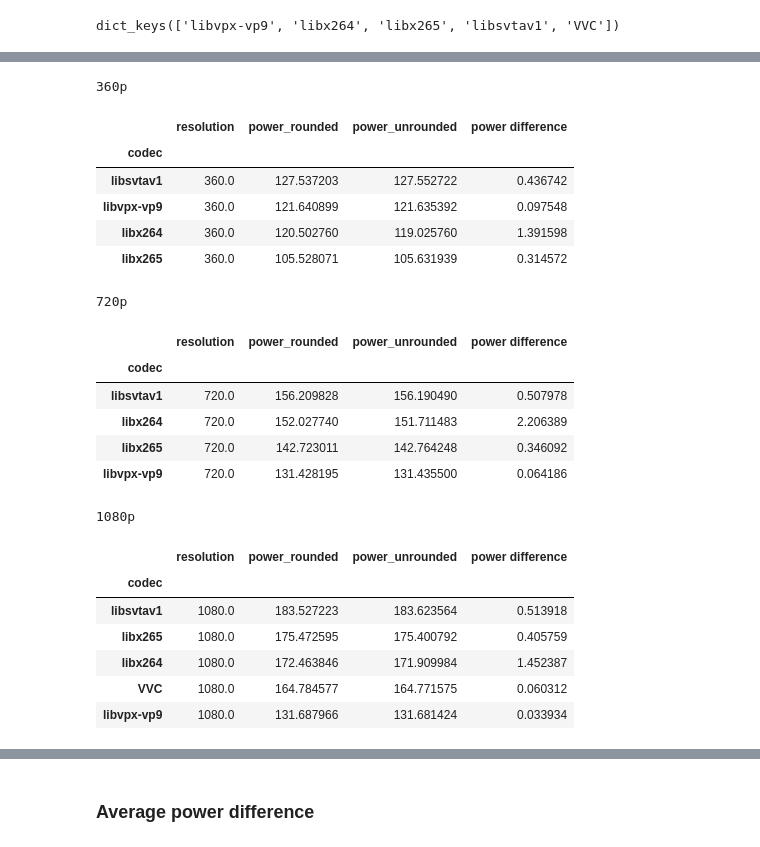
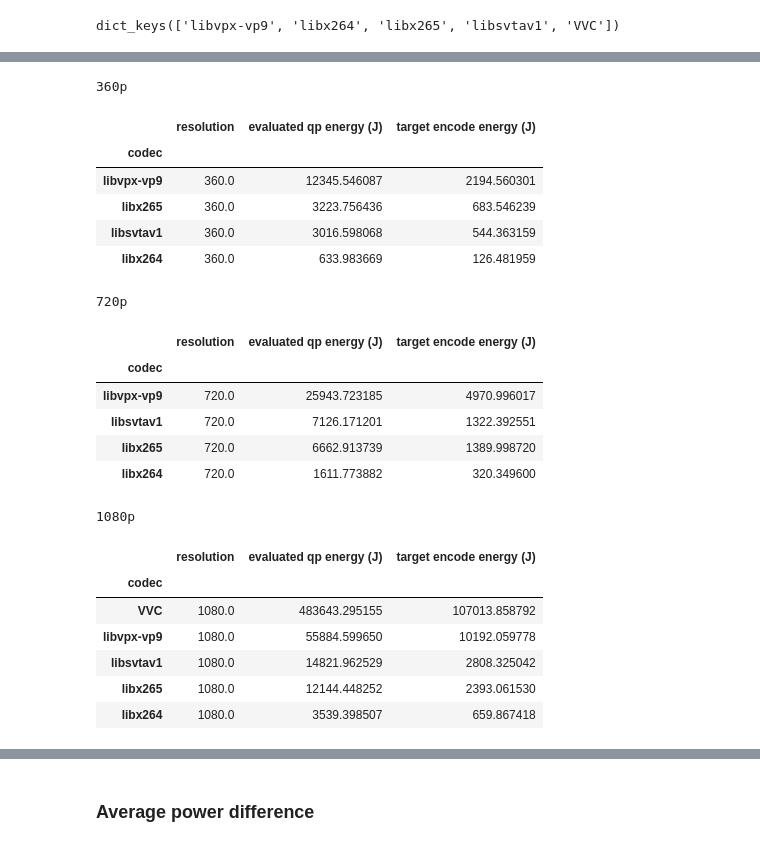
Before and after one commit to ConnorCairns/energy-research, a Jupyter notebook: EnergyData.ipynb, the cells around one changed output, grey strips where cells are left out. Drawn from its saved outputs; the diff is of its cells as text; code cells hidden in the pictures.

```diff
--- a/EnergyData.ipynb
+++ b/EnergyData.ipynb
@@ -246,31 +148,39 @@ animation_3_res["1"]["codec"] = "libvpx-vp9"
 # %%
 def get_energy_video(df, times):
-    avg_energy = [df[time[0] : time[1]].mean() for time in times]
-    avg_energy = (sum(avg_energy) / len(avg_energy)).values[0]
+    #average power in watts
+    avg_power = [df[time[0] : time[1]].mean() for time in times]
+    #energy in joules
+    energy = [power * (datetime.strptime(time[1], "%Y-%m-%d %H:%M:%S.%f") - datetime.strptime(time[0], "%Y-%m-%d %H:%M:%S.%f")).total_seconds() for power, time in zip(avg_power, times)] #??
 
-    return avg_energy
+    return energy
 
-def get_diff(val1, val2):
-    return abs((val1 - val2) / ((val1 + val2) / 2) * 100)
+def get_diff_percentage(val1, val2):
+    return abs((val1 - val2) / val2) * 100
 # %%
 get_video_time = lambda video: [[qp["start_time"], qp["end_time"]] for qp in video["evaluated_qps"]] + [[video["target_encode"]["start_time"], video["target_encode"]["end_time"]]]
 
 video_times = [get_video_time(video) for video in vids_flat.values()]
 # %%
-avg_powers_unr = [get_energy_video(df_unrounded, time) for time in video_times]
+avg_energy_unr = [get_energy_video(df_unrounded, time) for time in video_times]
 # print(avg_powers_unr[0])
 
-avg_powers_r   = [get_energy_video(df_rounded, time) for time in video_times]
+avg_energy_r   = [get_energy_video(df_rounded, time) for time in video_times]
 # print(avg_powers_r[0])
 
-percentage_diffs_power = [get_diff(unr, r) for unr, r in zip(avg_powers_unr, avg_powers_r)]
+# percentage_diffs_power = [get_diff_percentage(unr, r) for unr, r in zip(avg_powers_unr, avg_powers_r)]
 # print(percentage_diffs_power[0])
+# %%
+evaluated_qp_energy = [sum(energy[:-1])[0] for energy in avg_energy_unr]
+target_encode_energy = [energy[-1][0] for energy in avg_energy_unr]
 # %%
 video_names = [video['video_name'] for video in vids_flat.values()]
 res = [video['resolution'] for video in vids_flat.values()]
 codec = [video['codec'] for video in vids_flat.values()]
+genre = [name.split("_")[0] for name in video_names]
+bitrate = [video['target_encode']['bitrate'] for video in vids_flat.values()]
+encoding_energy = [qp + target for qp, target in zip(evaluated_qp_energy, target_encode_energy)]
 
-d = {"codec": codec, "video_name": video_names, "resolution": res, "power_rounded": avg_powers_r, "power_unrounded": avg_powers_unr, "power difference": percentage_diffs_power}
+d = {"codec": codec, "video_name": video_names, "genre": genre, "resolution": res, "target bitrate": bitrate, "evaluated qp energy (J)": evaluated_qp_energy, "target encode energy (J)": target_encode_energy, "encoding energy (J)": encoding_energy}
 
 powers_df = pd.DataFrame(data = d)
 
@@ -292,31 +202,31 @@ powers_df
 # %%
 # powers_df.sort_values(by="power_unrounded", ascending=False)
 print("360p")
-display(powers_df[powers_df["resolution"] == 360].groupby(["codec"]).mean().sort_values(by="power_unrounded", ascending=False))
+display(powers_df[powers_df["resolution"] == 360].groupby(["codec"]).mean().sort_values(by="evaluated qp energy (J)", ascending=False))
 print("720p")
-display(powers_df[powers_df["resolution"] == 720].groupby(["codec"]).mean().sort_values(by="power_unrounded", ascending=False))
+display(powers_df[powers_df["resolution"] == 720].groupby(["codec"]).mean().sort_values(by="evaluated qp energy (J)", ascending=False))
 print("1080p")
-display(powers_df[powers_df["resolution"] == 1080].groupby(["codec"]).mean().sort_values(by="power_unrounded", ascending=False))
+display(powers_df[powers_df["resolution"] == 1080].groupby(["codec"]).mean().sort_values(by="evaluated qp energy (J)", ascending=False))
 # %% [output]
 360p
-|  | resolution | power_rounded | power_unrounded | power difference |
-| codec |  |  |  |  |
-| libsvtav1 | 360.0 | 127.537203 | 127.552722 | 0.436742 |
-| libvpx-vp9 | 360.0 | 121.640899 | 121.635392 | 0.097548 |
-| libx264 | 360.0 | 120.502760 | 119.025760 | 1.391598 |
-| libx265 | 360.0 | 105.528071 | 105.631939 | 0.314572 |
+|  | resolution | evaluated qp energy (J) | target encode energy (J) |
+| codec |  |  |  |
+| libvpx-vp9 | 360.0 | 12345.546087 | 2194.560301 |
+| libx265 | 360.0 | 3223.756436 | 683.546239 |
+| libsvtav1 | 360.0 | 3016.598068 | 544.363159 |
+| libx264 | 360.0 | 633.983669 | 126.481959 |
 720p
-|  | resolution | power_rounded | power_unrounded | power difference |
-| codec |  |  |  |  |
-| libsvtav1 | 720.0 | 156.209828 | 156.190490 | 0.507978 |
-| libx264 | 720.0 | 152.027740 | 151.711483 | 2.206389 |
-| libx265 | 720.0 | 142.723011 | 142.764248 | 0.346092 |
-| libvpx-vp9 | 720.0 | 131.428195 | 131.435500 | 0.064186 |
+|  | resolution | evaluated qp energy (J) | target encode energy (J) |
+| codec |  |  |  |
+| libvpx-vp9 | 720.0 | 25943.723185 | 4970.996017 |
+| libsvtav1 | 720.0 | 7126.171201 | 1322.392551 |
+| libx265 | 720.0 | 6662.913739 | 1389.998720 |
+| libx264 | 720.0 | 1611.773882 | 320.349600 |
 1080p
-|  | resolution | power_rounded | power_unrounded | power difference |
-| codec |  |  |  |  |
-| libsvtav1 | 1080.0 | 183.527223 | 183.623564 | 0.513918 |
-| libx265 | 1080.0 | 175.472595 | 175.400792 | 0.405759 |
-| libx264 | 1080.0 | 172.463846 | 171.909984 | 1.452387 |
-| VVC | 1080.0 | 164.784577 | 164.771575 | 0.060312 |
-| libvpx-vp9 | 1080.0 | 131.687966 | 131.681424 | 0.033934 |
+|  | resolution | evaluated qp energy (J) | target encode energy (J) |
+| codec |  |  |  |
+| VVC | 1080.0 | 483643.295155 | 107013.858792 |
+| libvpx-vp9 | 1080.0 | 55884.599650 | 10192.059778 |
+| libsvtav1 | 1080.0 | 14821.962529 | 2808.325042 |
+| libx265 | 1080.0 | 12144.448252 | 2393.061530 |
+| libx264 | 1080.0 | 3539.398507 | 659.867418 |
```
Also changed, not shown: parts of 35 cells of this notebook, 4 other files.
